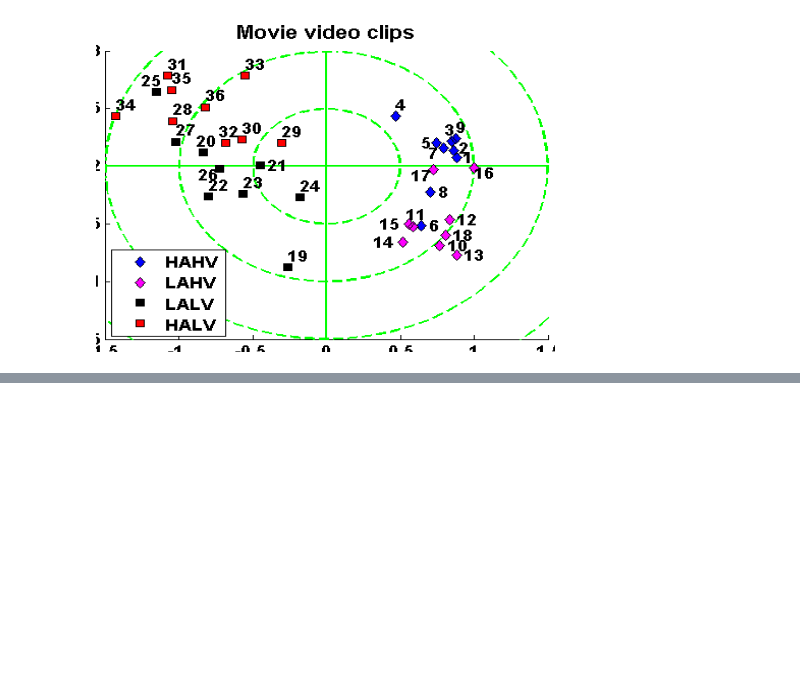
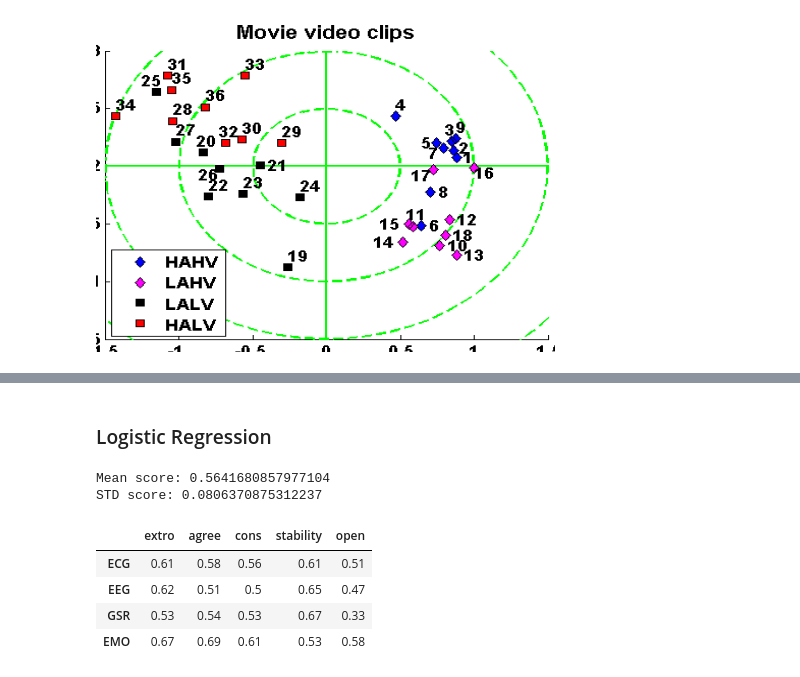
Before and after one commit to kroglkt/CogSci2, a Jupyter notebook: Reading Data.ipynb, the cells around one changed output, grey strips where cells are left out. Saved outputs shown, nothing was run; the diff lists cells and outputs as text; code cells hidden in the pictures; blank space fills up the shorter version.

```diff
--- a/Reading Data.ipynb
+++ b/Reading Data.ipynb
@@ -271,0 +256,14 @@ array([ 1.57441967e-04,  1.91998801e-04, -3.76131105e-06,  4.05646534e-05,
+# %% [markdown]
+### Logistic Regression
+# %%
+warnings.filterwarnings('always')
+logreg = LogisticRegressionCV(random_state=42, max_iter=2500, scoring='f1')
+results(logreg)
+# %% [output]
+Mean score: 0.5641680857977104
+STD score: 0.0806370875312237
+|  | extro | agree | cons | stability | open |
+| ECG | 0.61 | 0.58 | 0.56 | 0.61 | 0.51 |
+| EEG | 0.62 | 0.51 | 0.5 | 0.65 | 0.47 |
+| GSR | 0.53 | 0.54 | 0.53 | 0.67 | 0.33 |
+| EMO | 0.67 | 0.69 | 0.61 | 0.53 | 0.58 |
```
Also changed, not shown: parts of 12 cells of this notebook.
